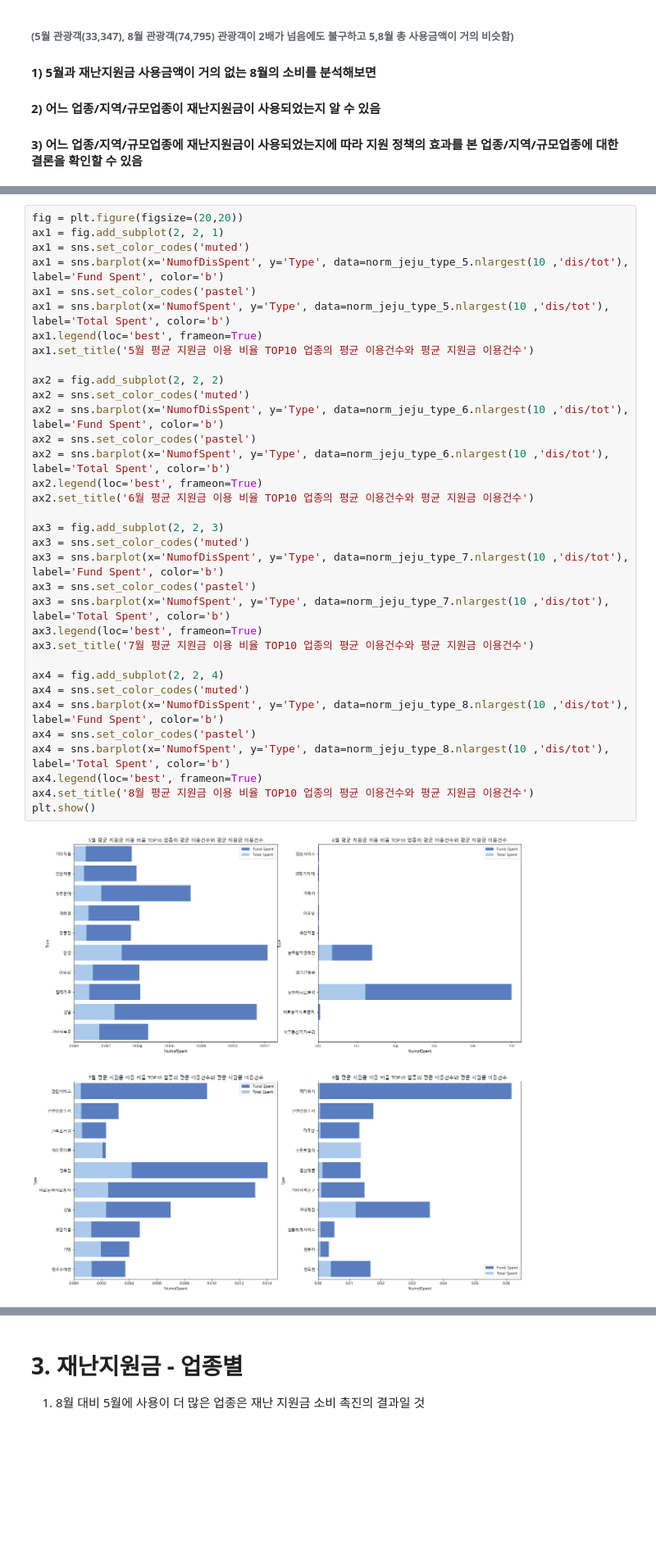
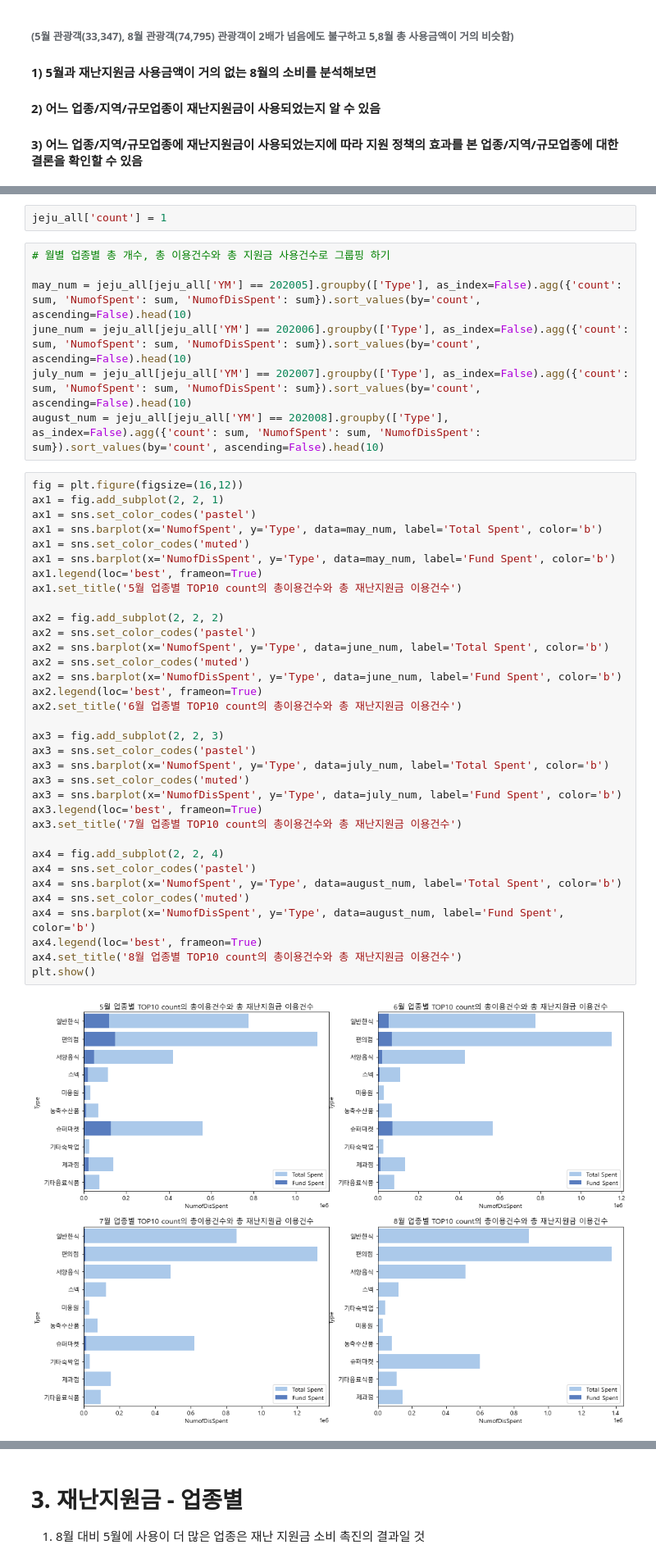
Before and after one commit to Yenabeam/JejuEda_DACON, a Jupyter notebook: 3. results/jeju_consumption_eda.ipynb, the cells around one changed output, grey strips where cells are left out. Shown at 82% size. Drawn from its saved outputs; the diff is of its cells as text; blank space fills up the shorter version.

Commit message:
add charts and update

```diff
--- a/3. results/jeju_consumption_eda.ipynb
+++ b/3. results/jeju_consumption_eda.ipynb
@@ -587,36 +604,45 @@ for p in ax2.patches:
+# %%
+jeju_all['count'] = 1
+# %%
+# 월별 업종별 총 개수, 총 이용건수와 총 지원금 사용건수로 그룹핑 하기
+
+may_num = jeju_all[jeju_all['YM'] == 202005].groupby(['Type'], as_index=False).agg({'count': sum, 'NumofSpent': sum, 'NumofDisSpent': sum}).sort_values(by='count', ascending=False).head(10)
+june_num = jeju_all[jeju_all['YM'] == 202006].groupby(['Type'], as_index=False).agg({'count': sum, 'NumofSpent': sum, 'NumofDisSpent': sum}).sort_values(by='count', ascending=False).head(10)
+july_num = jeju_all[jeju_all['YM'] == 202007].groupby(['Type'], as_index=False).agg({'count': sum, 'NumofSpent': sum, 'NumofDisSpent': sum}).sort_values(by='count', ascending=False).head(10)
+august_num = jeju_all[jeju_all['YM'] == 202008].groupby(['Type'], as_index=False).agg({'count': sum, 'NumofSpent': sum, 'NumofDisSpent': sum}).sort_values(by='count', ascending=False).head(10)
 # %%
-fig = plt.figure(figsize=(20,20))
+fig = plt.figure(figsize=(16,12))
 ax1 = fig.add_subplot(2, 2, 1)
+ax1 = sns.set_color_codes('pastel')
+ax1 = sns.barplot(x='NumofSpent', y='Type', data=may_num, label='Total Spent', color='b')
 ax1 = sns.set_color_codes('muted')
-ax1 = sns.barplot(x='NumofDisSpent', y='Type', data=norm_jeju_type_5.nlargest(10 ,'dis/tot'), label='Fund Spent', color='b')
-ax1 = sns.set_color_codes('pastel')
-ax1 = sns.barplot(x='NumofSpent', y='Type', data=norm_jeju_type_5.nlargest(10 ,'dis/tot'), label='Total Spent', color='b')
+ax1 = sns.barplot(x='NumofDisSpent', y='Type', data=may_num, label='Fund Spent', color='b')
 ax1.legend(loc='best', frameon=True)
-ax1.set_title('5월 평균 지원금 이용 비율 TOP10 업종의 평균 이용건수와 평균 지원금 이용건수')
+ax1.set_title('5월 업종별 TOP10 count의 총이용건수와 총 재난지원금 이용건수')
 
 ax2 = fig.add_subplot(2, 2, 2)
+ax2 = sns.set_color_codes('pastel')
+ax2 = sns.barplot(x='NumofSpent', y='Type', data=june_num, label='Total Spent', color='b')
 ax2 = sns.set_color_codes('muted')
-ax2 = sns.barplot(x='NumofDisSpent', y='Type', data=norm_jeju_type_6.nlargest(10 ,'dis/tot'), label='Fund Spent', color='b')
-ax2 = sns.set_color_codes('pastel')
-ax2 = sns.barplot(x='NumofSpent', y='Type', data=norm_jeju_type_6.nlargest(10 ,'dis/tot'), label='Total Spent', color='b')
+ax2 = sns.barplot(x='NumofDisSpent', y='Type', data=june_num, label='Fund Spent', color='b')
 ax2.legend(loc='best', frameon=True)
-ax2.set_title('6월 평균 지원금 이용 비율 TOP10 업종의 평균 이용건수와 평균 지원금 이용건수')
+ax2.set_title('6월 업종별 TOP10 count의 총이용건수와 총 재난지원금 이용건수')
 
 ax3 = fig.add_subplot(2, 2, 3)
+ax3 = sns.set_color_codes('pastel')
+ax3 = sns.barplot(x='NumofSpent', y='Type', data=july_num, label='Total Spent', color='b')
 ax3 = sns.set_color_codes('muted')
-ax3 = sns.barplot(x='NumofDisSpent', y='Type', data=norm_jeju_type_7.nlargest(10 ,'dis/tot'), label='Fund Spent', color='b')
-ax3 = sns.set_color_codes('pastel')
-ax3 = sns.barplot(x='NumofSpent', y='Type', data=norm_jeju_type_7.nlargest(10 ,'dis/tot'), label='Total Spent', color='b')
+ax3 = sns.barplot(x='NumofDisSpent', y='Type', data=july_num, label='Fund Spent', color='b')
 ax3.legend(loc='best', frameon=True)
-ax3.set_title('7월 평균 지원금 이용 비율 TOP10 업종의 평균 이용건수와 평균 지원금 이용건수')
+ax3.set_title('7월 업종별 TOP10 count의 총이용건수와 총 재난지원금 이용건수')
 
 ax4 = fig.add_subplot(2, 2, 4)
+ax4 = sns.set_color_codes('pastel')
+ax4 = sns.barplot(x='NumofSpent', y='Type', data=august_num, label='Total Spent', color='b')
 ax4 = sns.set_color_codes('muted')
-ax4 = sns.barplot(x='NumofDisSpent', y='Type', data=norm_jeju_type_8.nlargest(10 ,'dis/tot'), label='Fund Spent', color='b')
-ax4 = sns.set_color_codes('pastel')
-ax4 = sns.barplot(x='NumofSpent', y='Type', data=norm_jeju_type_8.nlargest(10 ,'dis/tot'), label='Total Spent', color='b')
+ax4 = sns.barplot(x='NumofDisSpent', y='Type', data=august_num, label='Fund Spent', color='b')
 ax4.legend(loc='best', frameon=True)
-ax4.set_title('8월 평균 지원금 이용 비율 TOP10 업종의 평균 이용건수와 평균 지원금 이용건수')
+ax4.set_title('8월 업종별 TOP10 count의 총이용건수와 총 재난지원금 이용건수')
 plt.show()
 # %% [output]
-[figure, old version]
+[figure, new version]
```
Also changed, not shown: parts of 8 cells of this notebook.
